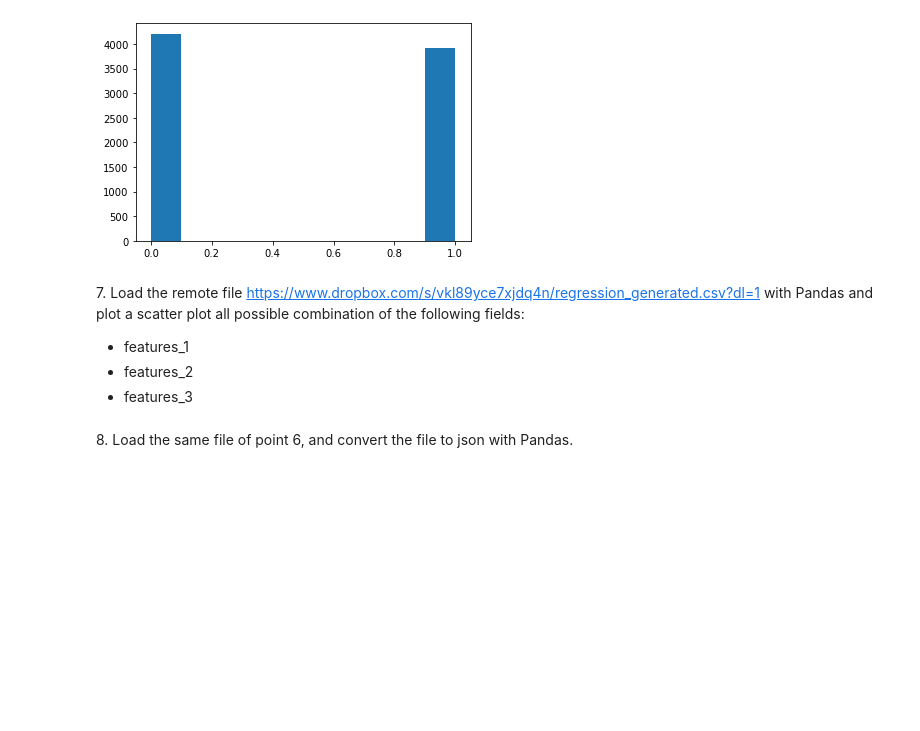
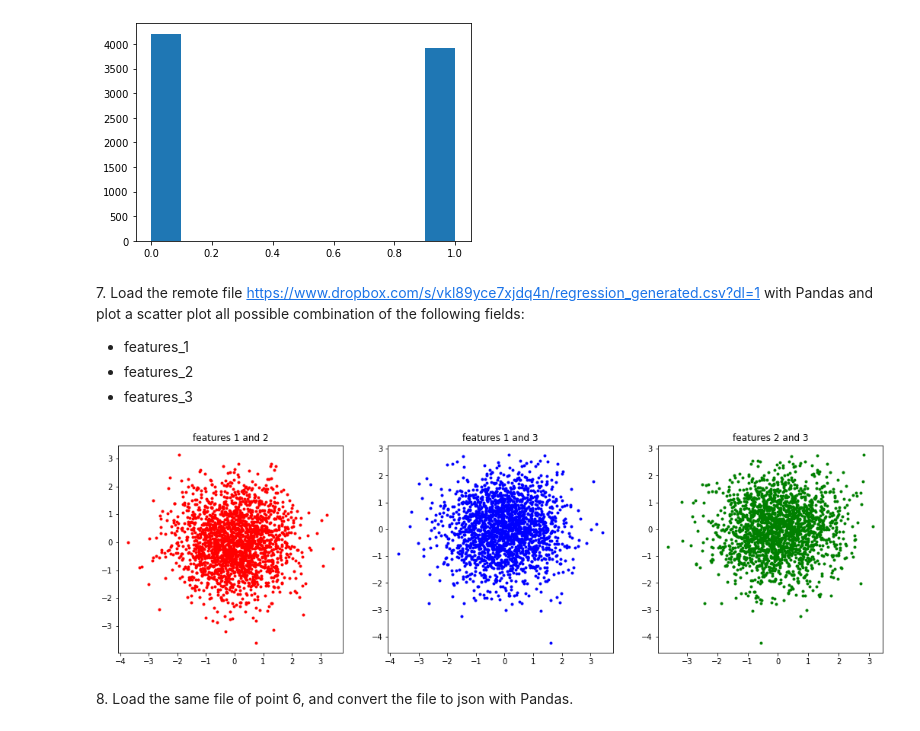
Before and after one commit to PhysicsOfData/LaboratoryOfComputationalPhysics_Y4, a Jupyter notebook: 04ex_OSEMN.ipynb, the cells around one changed output. Cells and saved outputs as stored; diff of their text form; code cells hidden in the pictures; blank space fills up the shorter version.

```diff
--- a/04ex_OSEMN.ipynb
+++ b/04ex_OSEMN.ipynb
@@ -153,2 +149,16 @@ with urllib.request.urlopen(url) as f:
+# %%
+url = 'https://www.dropbox.com/s/vkl89yce7xjdq4n/regression_generated.csv?dl=1'
+with urllib.request.urlopen(url) as f:
+    data = pd.read_csv(f)
+figure,(fig1,fig2,fig3) = plt.subplots(1,3, figsize = (18,5))
+fig1.scatter(data["features_1"],data["features_2"],color = "red",marker = ".")
+fig1.set_title("features 1 and 2")
+fig2.scatter(data["features_1"],data["features_3"], color = "blue",marker = ".")
+fig2.set_title("features 1 and 3")
+fig3.scatter(data["features_2"],data["features_3"],color = "green",marker = ".")
+fig3.set_title("features 2 and 3")
+plt.show()
+# %% [output]
+[figure, added]
 # %% [markdown]
 8\. Load the same file of point 6, and convert the file to json with Pandas.
```
Also changed, not shown: parts of 3 cells of this notebook.
